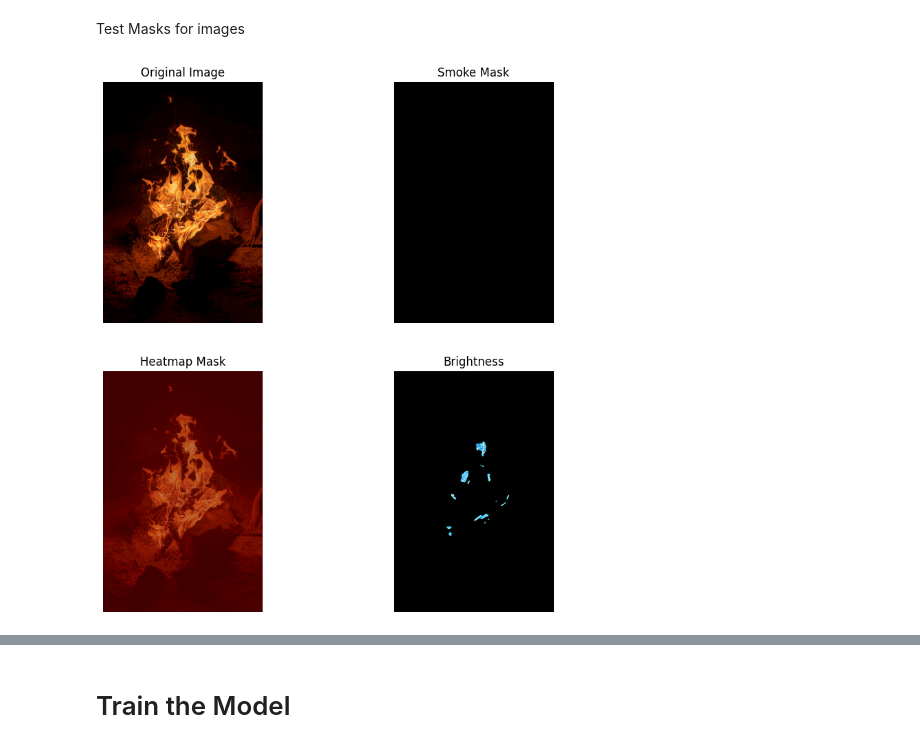
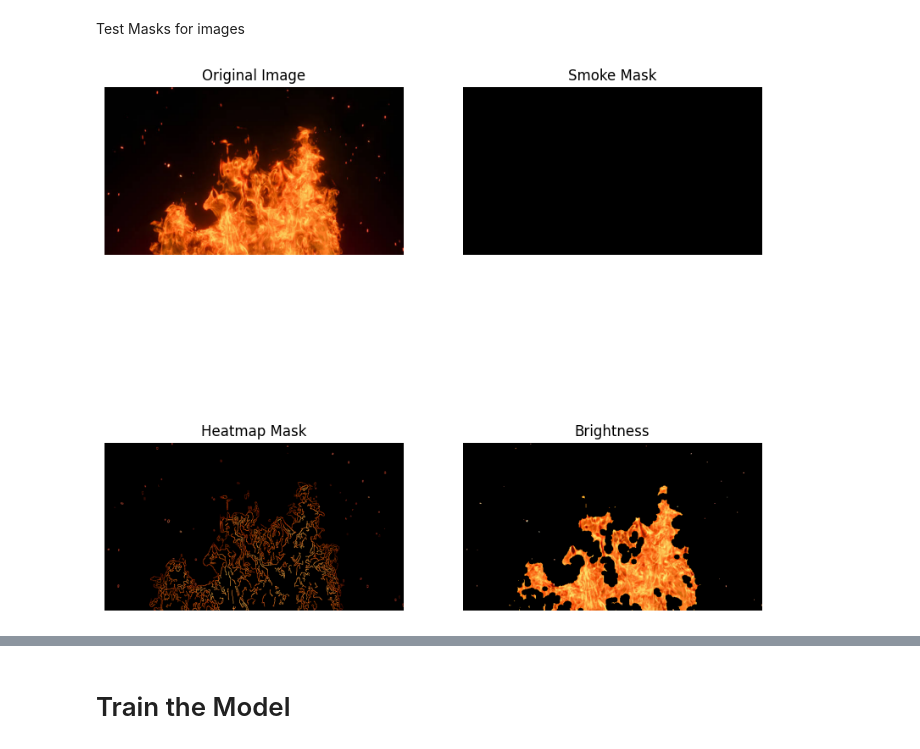
Before and after one commit to ushariRanasinghe/Fire-Detection, a Jupyter notebook: Finalv6.ipynb, the cells around one changed output, grey strips where cells are left out. Drawn from its saved outputs; the diff is of its cells as text; code cells hidden in the pictures.

Commit message:
Kaggle Notebook | Household fire detection | Version 9

```diff
--- a/Finalv6.ipynb
+++ b/Finalv6.ipynb
@@ -286,38 +315,41 @@ Test Masks for images
 # %%
 def fetch_and_display_image(url):
     response = requests.get(url)
+    if response.status_code != 200:
+            print(f"Error: Failed to retrieve image. Status code: {response.status_code}")
+            return None
     image_np = np.asarray(bytearray(response.content), dtype=np.uint8)
     image = cv2.imdecode(image_np, cv2.IMREAD_COLOR)
     masked_image1, masked_image2, masked_image3 = apply_masks(image)
 
     plt.figure(figsize=(10, 10))
 
     plt.subplot(2, 2, 1)
     plt.imshow(cv2.cvtColor(image, cv2.COLOR_BGR2RGB))
     plt.title('Original Image')
     plt.axis('off')
 
     plt.subplot(2, 2, 2)
     plt.imshow(cv2.cvtColor(masked_image1, cv2.COLOR_BGR2RGB))
     plt.title('Smoke Mask')
     plt.axis('off')
 
     plt.subplot(2, 2, 3)
     plt.imshow(cv2.cvtColor(masked_image2, cv2.COLOR_BGR2RGB))
     plt.title('Heatmap Mask')
     plt.axis('off')
 
     plt.subplot(2, 2, 4)
-    plt.imshow(masked_image3, cmap='gray')
+    plt.imshow(cv2.cvtColor(masked_image3, cv2.COLOR_BGR2RGB))
     plt.title('Brightness')
     plt.axis('off')
 
     plt.show()
 
-url='https://images.pexels.com/photos/5159914/pexels-photo-5159914.png?auto=compress&cs=tinysrgb&w=600'
+url='https://media.istockphoto.com/id/1365868256/photo/3d-fire-and-burning-embers-glowing-fire-glowing-particles-on-black-background.jpg?s=612x612&w=0&k=20&c=hFZsPcXt7f-biW2qnzSyWuiWIXpAAxJ0-uKNKewFGpE='
 fetch_and_display_image(url)
 # %% [output]
-[figure, old version]
+[figure, new version]
 # %%
 def create_model(IMAGE_SHAPE):
     """
```
Also changed, not shown: parts of 11 cells of this notebook.
